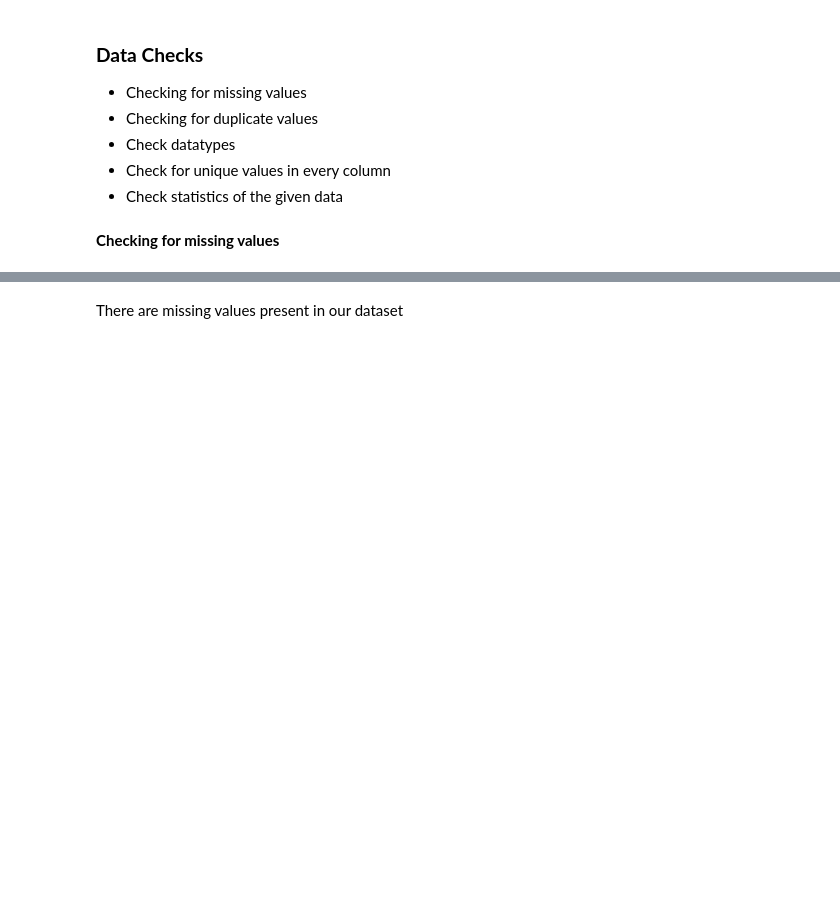
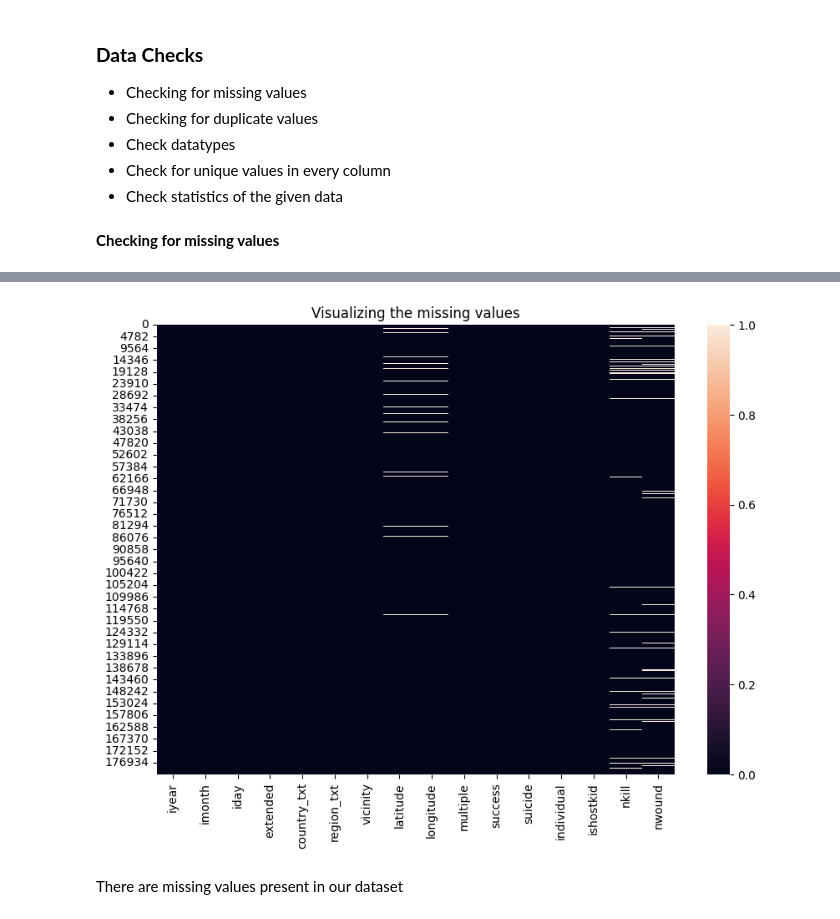
Before and after one commit to amulyaprasanth/Terrorism_EDA_CVIP_Data_Science_Intern, a Jupyter notebook: notebooks/Terrorism_EDA.ipynb, the cells around one changed output, grey strips where cells are left out. Drawn from its saved outputs; the diff is of its cells as text; code cells hidden in the pictures; blank space fills up the shorter version.

```diff
--- a/notebooks/Terrorism_EDA.ipynb
+++ b/notebooks/Terrorism_EDA.ipynb
@@ -123,4 +145,10 @@ nkill          10313
 dtype: int64
+# %%
+sns.heatmap(terror_data.isna())
+plt.title("Visualizing the missing values")
+plt.show()
+# %% [output]
+[figure, added]
 # %% [markdown]
 There are missing values present in our dataset
 # %% [markdown]
```
Also changed, not shown: parts of 78 cells of this notebook, 4 other files.
